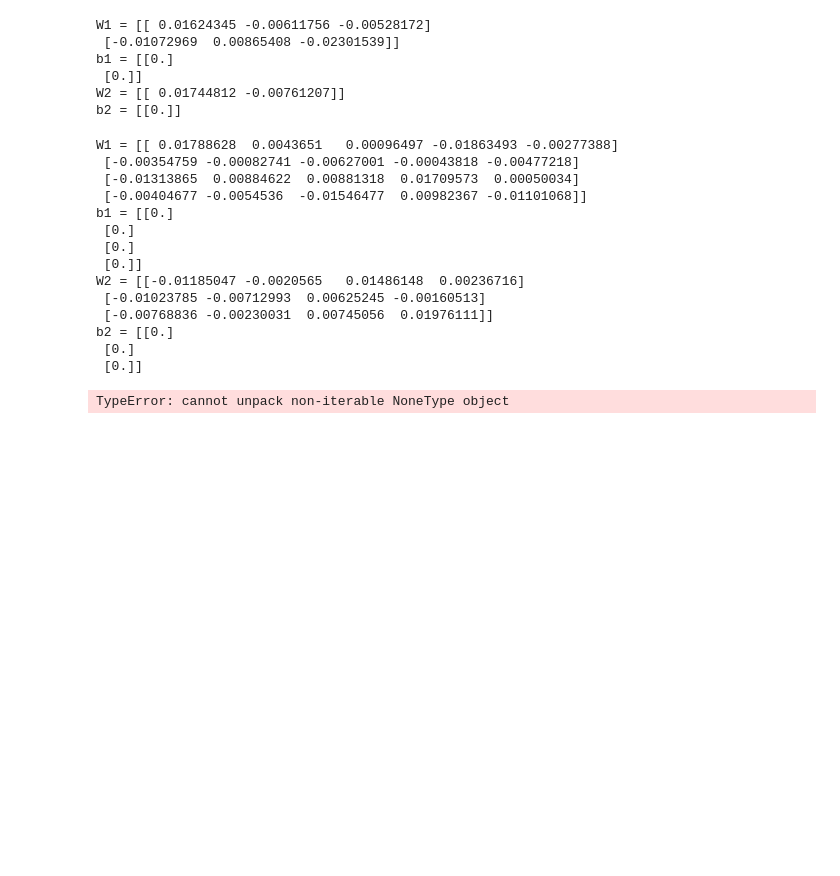
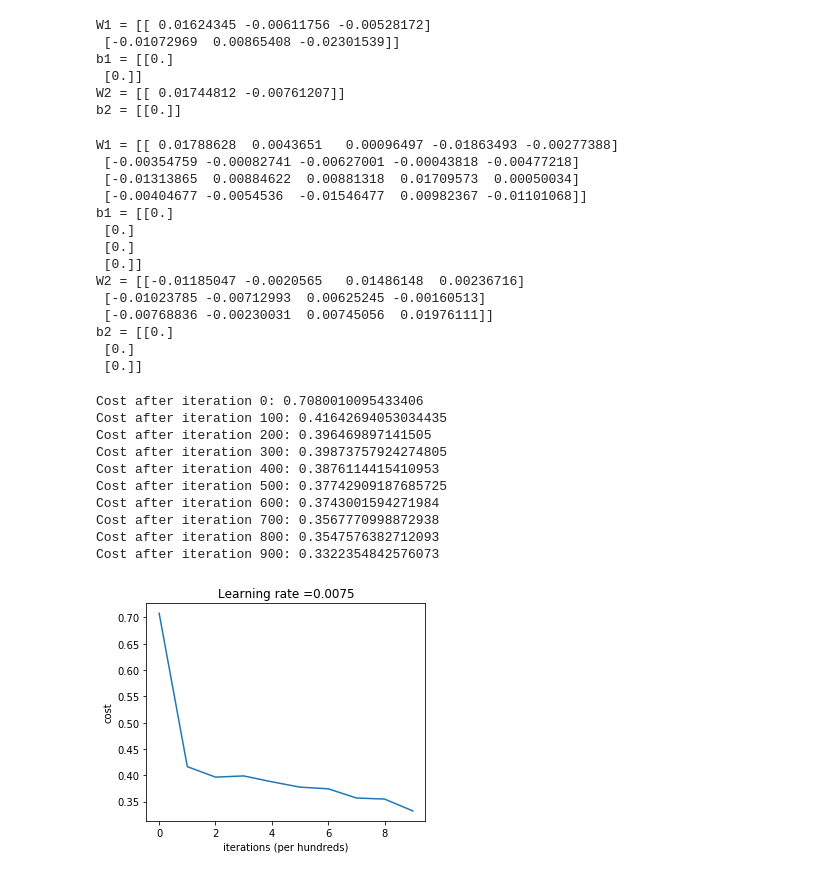
Before and after one commit to aabdygaziev/horses-or-humans, a Jupyter notebook: Untitled.ipynb, the cells around one changed output. Saved outputs shown, nothing was run; the diff lists cells and outputs as text; code cells hidden in the pictures; blank space fills up the shorter version.

```diff
--- a/Untitled.ipynb
+++ b/Untitled.ipynb
@@ -166,7 +177,7 @@ def init_params(n_x,n_h,n_y):
 
     return parameters
 # %%
-parameters = init_params(3,2,1)
+parameters = initialize_parameters(3,2,1)
 print("W1 = " + str(parameters["W1"]))
 print("b1 = " + str(parameters["b1"]))
 print("W2 = " + str(parameters["W2"]))
@@ -286,7 +326,24 @@ def sigmoid_backward(dA, cache):
 
     return dZ
 # %%
+# GRADED FUNCTION: linear_activation_forward
+
 def linear_activation_forward(A_prev, W, b, activation):
+    """
+    Implement the forward propagation for the LINEAR->ACTIVATION layer
+
+    Arguments:
+    A_prev -- activations from previous layer (or input data): (size of previous layer, number of examples)
+    W -- weights matrix: numpy array of shape (size of current layer, size of previous layer)
+    b -- bias vector, numpy array of shape (size of the current layer, 1)
+    activation -- the activation to be used in this layer, stored as a text string: "sigmoid" or "relu"
+
+    Returns:
+    A -- the output of the activation function, also called the post-activation value
+    cache -- a python tuple containing "linear_cache" and "activation_cache";
+             stored for computing the backward pass efficiently
+    """
+
     if activation == "sigmoid":
         # Inputs: "A_prev, W, b". Outputs: "A, activation_cache".
         ### START CODE HERE ### (≈ 2 lines of code)
@@ -303,8 +360,24 @@ def linear_activation_forward(A_prev, W, b, activation):
 
     assert (A.shape == (W.shape[0], A_prev.shape[1]))
     cache = (linear_cache, activation_cache)
+
+    return A, cache
 # %%
+# GRADED FUNCTION: L_model_forward
+
 def L_model_forward(X, parameters):
+    """
+    Implement forward propagation for the [LINEAR->RELU]*(L-1)->LINEAR->SIGMOID computation
+
+    Arguments:
+    X -- data, numpy array of shape (input size, number of examples)
+    parameters -- output of initialize_parameters_deep()
+
+    Returns:
+    AL -- last post-activation value
+    caches -- list of caches containing:
+                every cache of linear_activation_forward() (there are L-1 of them, indexed from 0 to L-1)
+    """
 
     caches = []
     A = X
@@ -645,6 +728,16 @@ def two_layer_model(X, Y, layers_dims, learning_rate = 0.0075, num_iterations =
 
     return parameters
 # %%
-parameters = two_layer_model(train_set, y_train, layers_dims = (n_x, n_h, n_y), num_iterations = 2500, print_cost=True)
+parameters = two_layer_model(train_x, y_train, layers_dims = (n_x, n_h, n_y), num_iterations = 1000, print_cost=True)
 # %% [output]
-TypeError: cannot unpack non-iterable NoneType object
+Cost after iteration 0: 0.7080010095433406
+Cost after iteration 100: 0.41642694053034435
+Cost after iteration 200: 0.396469897141505
+Cost after iteration 300: 0.39873757924274805
+Cost after iteration 400: 0.3876114415410953
+Cost after iteration 500: 0.37742909187685725
+Cost after iteration 600: 0.3743001594271984
+Cost after iteration 700: 0.3567770998872938
+Cost after iteration 800: 0.3547576382712093
+Cost after iteration 900: 0.3322354842576073
+[figure, added]
```
Also changed, not shown: parts of 12 cells of this notebook.
